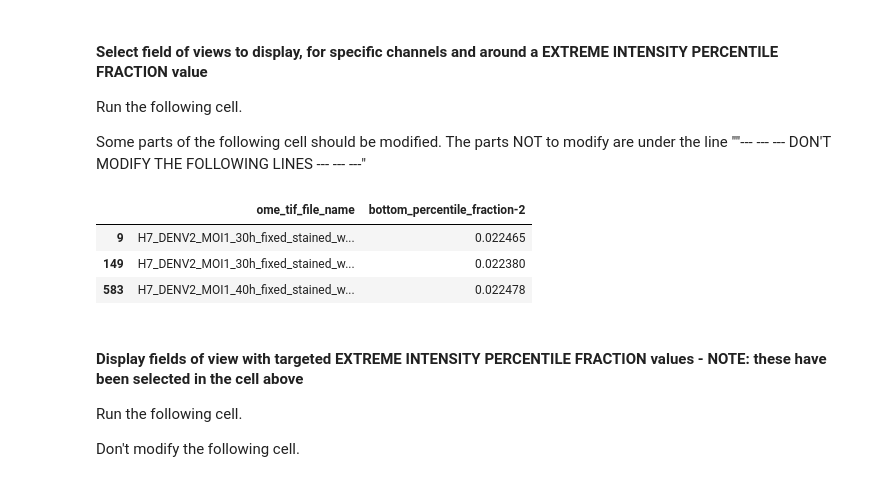
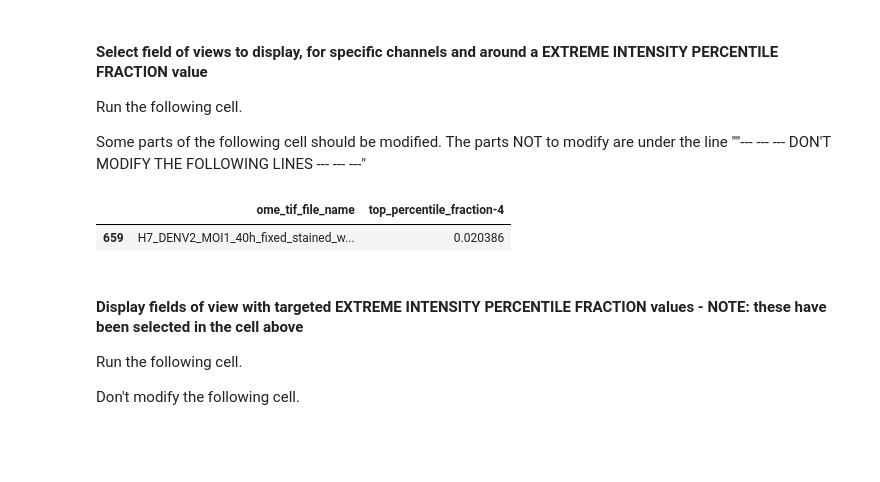
Before and after one commit to IDIP-Platform/ACID, a Jupyter notebook: part3_control_image_quality.ipynb, the cells around one changed output. Cells and saved outputs as stored; diff of their text form; code cells hidden in the pictures; blank space fills up the shorter version.

Commit message:
re-run part3 quality controls with newly defined thresholds for flagging extreme intensity percentile fractions

```diff
--- a/part3_control_image_quality.ipynb
+++ b/part3_control_image_quality.ipynb
@@ -667,24 +637,22 @@ Run the following cell.
 
 Some parts of the following cell should be modified. The parts NOT to modify are under the line ""--- --- --- DON'T MODIFY THE FOLLOWING LINES --- --- ---"
 # %%
-qc_to_display = "bottom_percentile_fraction" # string, how it is reported in the graph
-channel_to_display = 2 # int, how it is reported in the graph
-value_to_display = 0.0225 # int or float
+qc_to_display = "top_percentile_fraction" # string, how it is reported in the graph
+channel_to_display = 4 # int, how it is reported in the graph
+value_to_display = 0.0205 # int or float
 one_sided_range = 0.0002 # int or float
 
 
 # ""--- --- --- DON'T MODIFY THE FOLLOWING LINES --- --- ---"
 # select columns
 df_to_display = metadata_df[(metadata_df[f"{qc_to_display}{ch_measurement_separator}{channel_to_display}"]>value_to_display-abs(one_sided_range))
                             &
                             (metadata_df[f"{qc_to_display}{ch_measurement_separator}{channel_to_display}"]<value_to_display+abs(one_sided_range))][[fov_column_name, f"{qc_to_display}{ch_measurement_separator}{channel_to_display}"]]
 
 df_to_display
 # %% [output]
-|  | ome_tif_file_name | bottom_percentile_fraction-2 |
-| 9 | H7_DENV2_MOI1_30h_fixed_stained_w... | 0.022465 |
-| 149 | H7_DENV2_MOI1_30h_fixed_stained_w... | 0.022380 |
-| 583 | H7_DENV2_MOI1_40h_fixed_stained_w... | 0.022478 |
+|  | ome_tif_file_name | top_percentile_fraction-4 |
+| 659 | H7_DENV2_MOI1_40h_fixed_stained_w... | 0.020386 |
 # %% [markdown]
 #### Display fields of view with targeted EXTREME INTENSITY PERCENTILE FRACTION values - NOTE: these have been selected in the cell above
 
```
Also changed, not shown: parts of 8 cells of this notebook, 1 other file.
